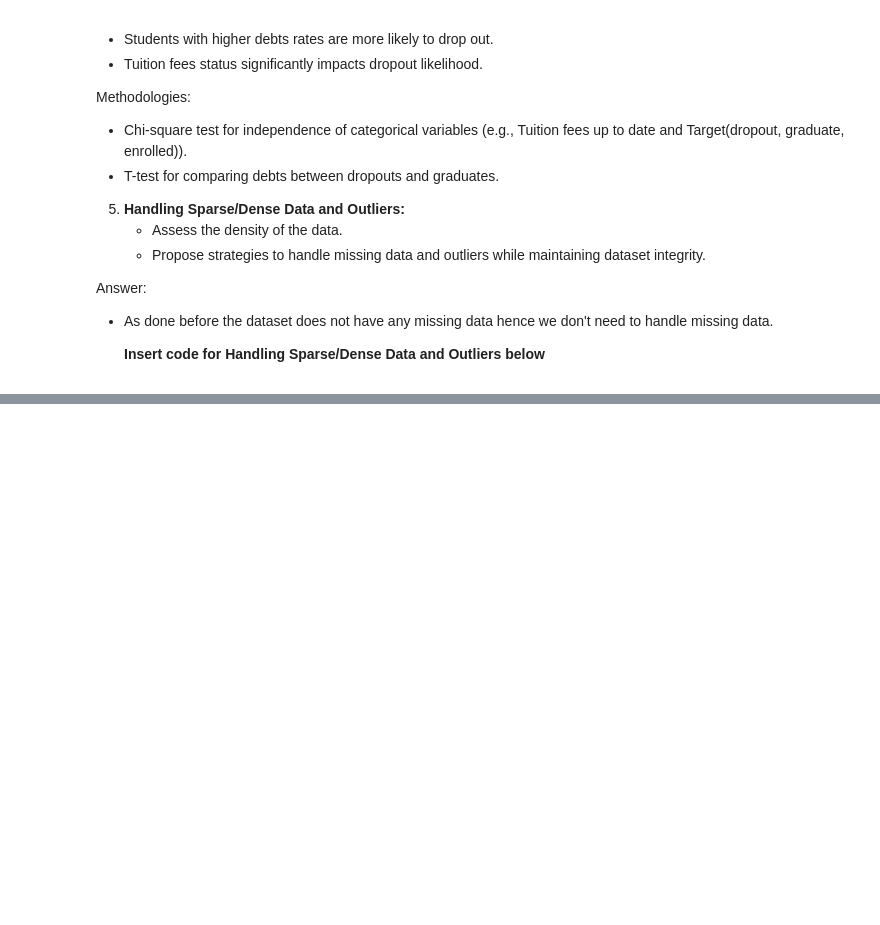
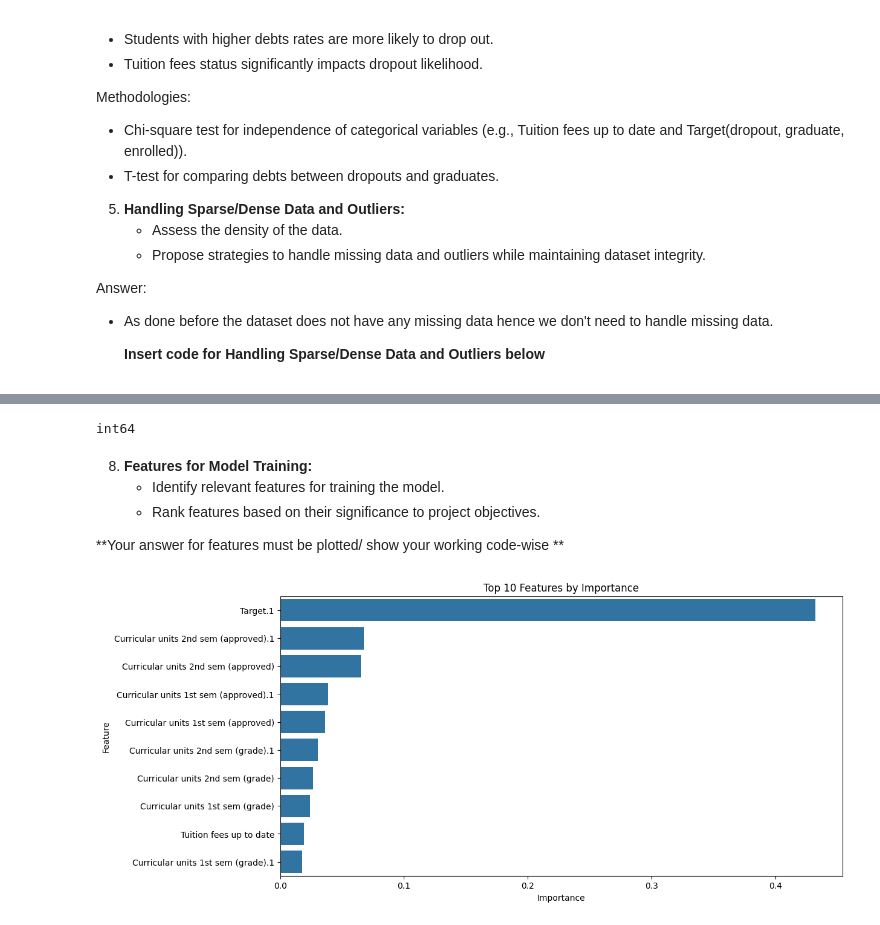
Before and after one commit to elvisguybakunzi/Data_Preprocessing, a Jupyter notebook: ml_pipeline_dropout_predictor_data_preprocessing.ipynb, the cells around one changed output, grey strips where cells are left out. Drawn from its saved outputs; the diff is of its cells as text; code cells hidden in the pictures; blank space fills up the shorter version.

```diff
--- a/ml_pipeline_dropout_predictor_data_preprocessing.ipynb
+++ b/ml_pipeline_dropout_predictor_data_preprocessing.ipynb
@@ -270,0 +470,2 @@ Answer:
+# %%
+data['Target.1'] = data['Target.1'].map({'Graduate': 0, 'Dropout': 1, 'Enrolled': 2})
@@ -271 +491,50 @@ Answer:
+# %%
+print(y_train.dtypes)
+# %% [output]
+int64
+# %%
+from imblearn.over_sampling import SMOTE
+
+smote = SMOTE(random_state=42)
+from sklearn.preprocessing import LabelEncoder
+
+# Apply label encoding to categorical columns
+label_encoder = LabelEncoder()
+
+# Assuming 'education_level' is a categorical column in your dataset
+data['Target'] = label_encoder.fit_transform(data['Target'])
+
+# Now, apply SMOTE
+X_train_resampled, y_train_resampled = smote.fit_resample(X_train, y_train)
+# %% [markdown]
+8. **Features for Model Training:**
+   - Identify relevant features for training the model.
+   - Rank features based on their significance to project objectives.
+
+ **Your answer for features must be plotted/ show your working code-wise **
+# %%
+from sklearn.ensemble import RandomForestClassifier
+import pandas as pd
+
+# Assuming 'Target' is numeric for model training
+X = data.drop(columns=['Target'])
+y = data['Target']
+
+# Train a Random Forest model to extract feature importance
+model = RandomForestClassifier(random_state=42)
+model.fit(X, y)
+
+# Get feature importance
+feature_importance = pd.DataFrame({
+    'Feature': X.columns,
+    'Importance': model.feature_importances_
+}).sort_values(by='Importance', ascending=False)
+
+# Plot feature importance
+plt.figure(figsize=(12, 6))
+sns.barplot(x='Importance', y='Feature', data=feature_importance.head(10))
+plt.title('Top 10 Features by Importance')
+plt.show()
+# %% [output]
+[figure, added]
 # %% [markdown]
```
Also changed, not shown: parts of 20 cells of this notebook.
